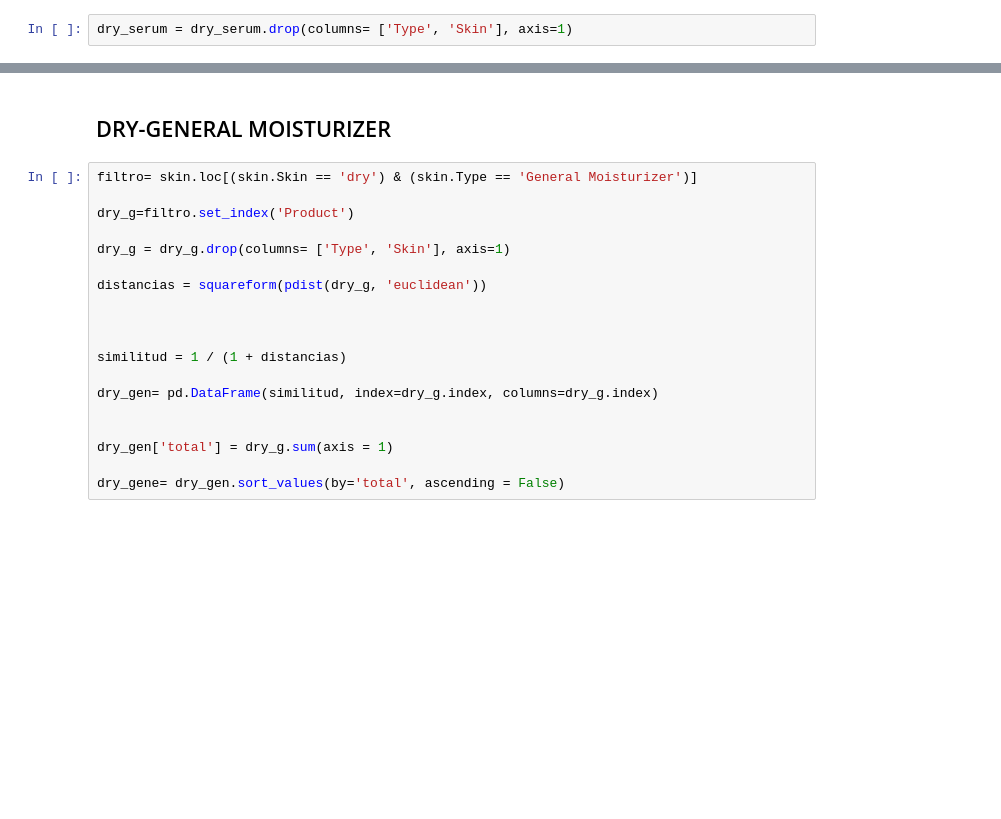
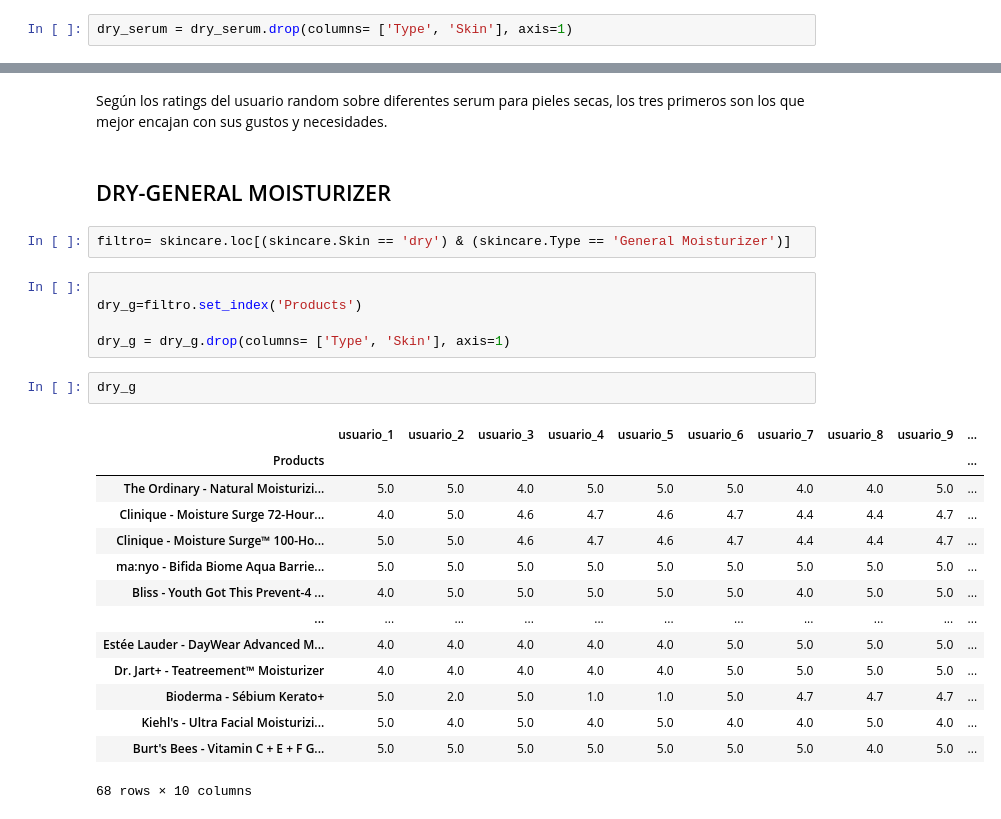
Before and after one commit to cristina-apostol/Skinbot-ML, a Jupyter notebook: Modelo recomendación.ipynb, the cells around one changed output, grey strips where cells are left out. Cells and saved outputs as stored; diff of their text form; blank space fills up the shorter version.

```diff
--- a/Modelo recomendación.ipynb
+++ b/Modelo recomendación.ipynb
@@ -90,22 +128,29 @@ dry_ser
+# %% [markdown]
+Según los ratings del usuario random sobre diferentes serum para pieles secas, los tres primeros son los que mejor encajan con sus gustos y necesidades.
 # %% [markdown]
 ## DRY-GENERAL MOISTURIZER
 # %%
-filtro= skin.loc[(skin.Skin == 'dry') & (skin.Type == 'General Moisturizer')]
-
-dry_g=filtro.set_index('Product')
-
-dry_g = dry_g.drop(columns= ['Type', 'Skin'], axis=1)
-
-distancias = squareform(pdist(dry_g, 'euclidean'))
-
-
-
-similitud = 1 / (1 + distancias)
-
-dry_gen= pd.DataFrame(similitud, index=dry_g.index, columns=dry_g.index)
-
-
-dry_gen['total'] = dry_g.sum(axis = 1)
-
-dry_gene= dry_gen.sort_values(by='total', ascending = False)
+filtro= skincare.loc[(skincare.Skin == 'dry') & (skincare.Type == 'General Moisturizer')]
+# %%
+
+dry_g=filtro.set_index('Products')
+
+dry_g = dry_g.drop(columns= ['Type', 'Skin'], axis=1)
+# %%
+dry_g
+# %% [output]
+|  | usuario_1 | usuario_2 | usuario_3 | usuario_4 | usuario_5 | usuario_6 | usuario_7 | usuario_8 | usuario_9 | ... |
+| Products |  |  |  |  |  |  |  |  |  | ... |
+| The Ordinary - Natural Moisturizi... | 5.0 | 5.0 | 4.0 | 5.0 | 5.0 | 5.0 | 4.0 | 4.0 | 5.0 | ... |
+| Clinique - Moisture Surge 72-Hour... | 4.0 | 5.0 | 4.6 | 4.7 | 4.6 | 4.7 | 4.4 | 4.4 | 4.7 | ... |
+| Clinique - Moisture Surge™ 100-Ho... | 5.0 | 5.0 | 4.6 | 4.7 | 4.6 | 4.7 | 4.4 | 4.4 | 4.7 | ... |
+| ma:nyo - Bifida Biome Aqua Barrie... | 5.0 | 5.0 | 5.0 | 5.0 | 5.0 | 5.0 | 5.0 | 5.0 | 5.0 | ... |
+| Bliss - Youth Got This Prevent-4 ... | 4.0 | 5.0 | 5.0 | 5.0 | 5.0 | 5.0 | 4.0 | 5.0 | 5.0 | ... |
+| ... | ... | ... | ... | ... | ... | ... | ... | ... | ... | ... |
+| Estée Lauder - DayWear Advanced M... | 4.0 | 4.0 | 4.0 | 4.0 | 4.0 | 5.0 | 5.0 | 5.0 | 5.0 | ... |
+| Dr. Jart+ - Teatreement™ Moisturizer | 4.0 | 4.0 | 4.0 | 4.0 | 4.0 | 5.0 | 5.0 | 5.0 | 5.0 | ... |
+| Bioderma - Sébium Kerato+ | 5.0 | 2.0 | 5.0 | 1.0 | 1.0 | 5.0 | 4.7 | 4.7 | 4.7 | ... |
+| Kiehl's - Ultra Facial Moisturizi... | 5.0 | 4.0 | 5.0 | 4.0 | 5.0 | 4.0 | 4.0 | 5.0 | 4.0 | ... |
+| Burt's Bees - Vitamin C + E + F G... | 5.0 | 5.0 | 5.0 | 5.0 | 5.0 | 5.0 | 5.0 | 4.0 | 5.0 | ... |
+68 rows × 10 columns
 # %%
```
Also changed, not shown: parts of 63 cells of this notebook, 2 other files.
